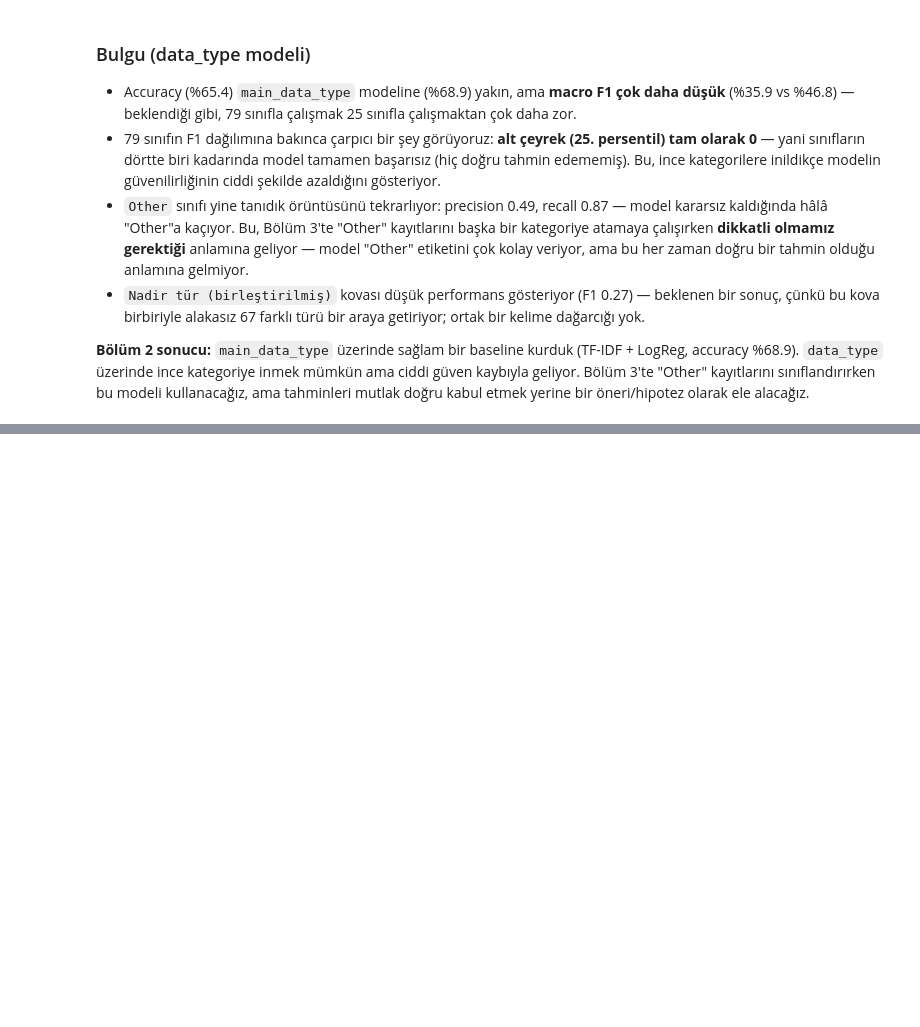
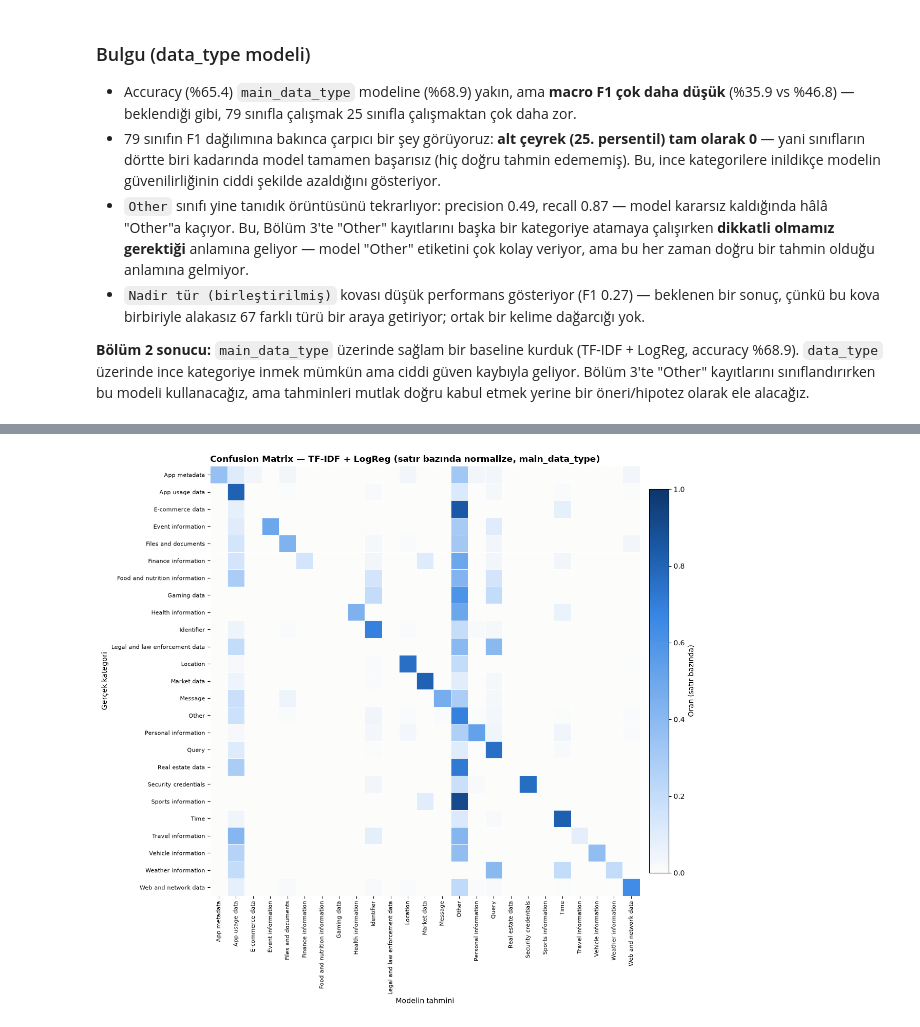
Before and after one commit to elifdikmn/DataPrivacy, a Jupyter notebook: notebooks/bolum2_modelleme.ipynb, the cells around one changed output, grey strips where cells are left out. Saved outputs shown, nothing was run; the diff lists cells and outputs as text; code cells hidden in the pictures; blank space fills up the shorter version.

```diff
--- a/notebooks/bolum2_modelleme.ipynb
+++ b/notebooks/bolum2_modelleme.ipynb
@@ -514,0 +521,37 @@ Nadir tür (birleştirilmiş)      0.556   0.175     0.267     57.0
+# %%
+from sklearn.metrics import confusion_matrix
+from matplotlib.colors import LinearSegmentedColormap
+
+class_labels = sorted(y.unique())
+cm = confusion_matrix(y_test, y_pred_baseline, labels=class_labels)
+cm_normalized = cm / cm.sum(axis=1, keepdims=True)
+
+blue_steps = ['#fcfcfb', '#cde2fb', '#9ec5f4', '#6da7ec', '#3987e5', '#1c5cab', '#0d366b']
+cmap_blue = LinearSegmentedColormap.from_list('seq_blue', blue_steps)
+
+fig, ax = plt.subplots(figsize=(12, 11))
+im = ax.imshow(cm_normalized, cmap=cmap_blue, vmin=0, vmax=1)
+
+ax.set_xticks(range(len(class_labels)))
+ax.set_yticks(range(len(class_labels)))
+ax.set_xticklabels(class_labels, rotation=90, fontsize=8)
+ax.set_yticklabels(class_labels, fontsize=8)
+ax.set_xlabel('Modelin tahmini')
+ax.set_ylabel('Gerçek kategori')
+ax.set_title('Confusion Matrix — TF-IDF + LogReg (satır bazında normalize, main_data_type)',
+             loc='left', fontsize=12, fontweight='bold')
+
+for spine in ax.spines.values():
+    spine.set_visible(False)
+ax.set_xticks(np.arange(-0.5, len(class_labels), 1), minor=True)
+ax.set_yticks(np.arange(-0.5, len(class_labels), 1), minor=True)
+ax.grid(which='minor', color='white', linewidth=0.6)
+ax.tick_params(which='minor', bottom=False, left=False)
+
+cbar = fig.colorbar(im, ax=ax, fraction=0.04, pad=0.02)
+cbar.set_label('Oran (satır bazında)')
+
+plt.tight_layout()
+plt.show()
+# %% [output]
+[figure, added]
```
Also changed, not shown: parts of 3 cells of this notebook.
